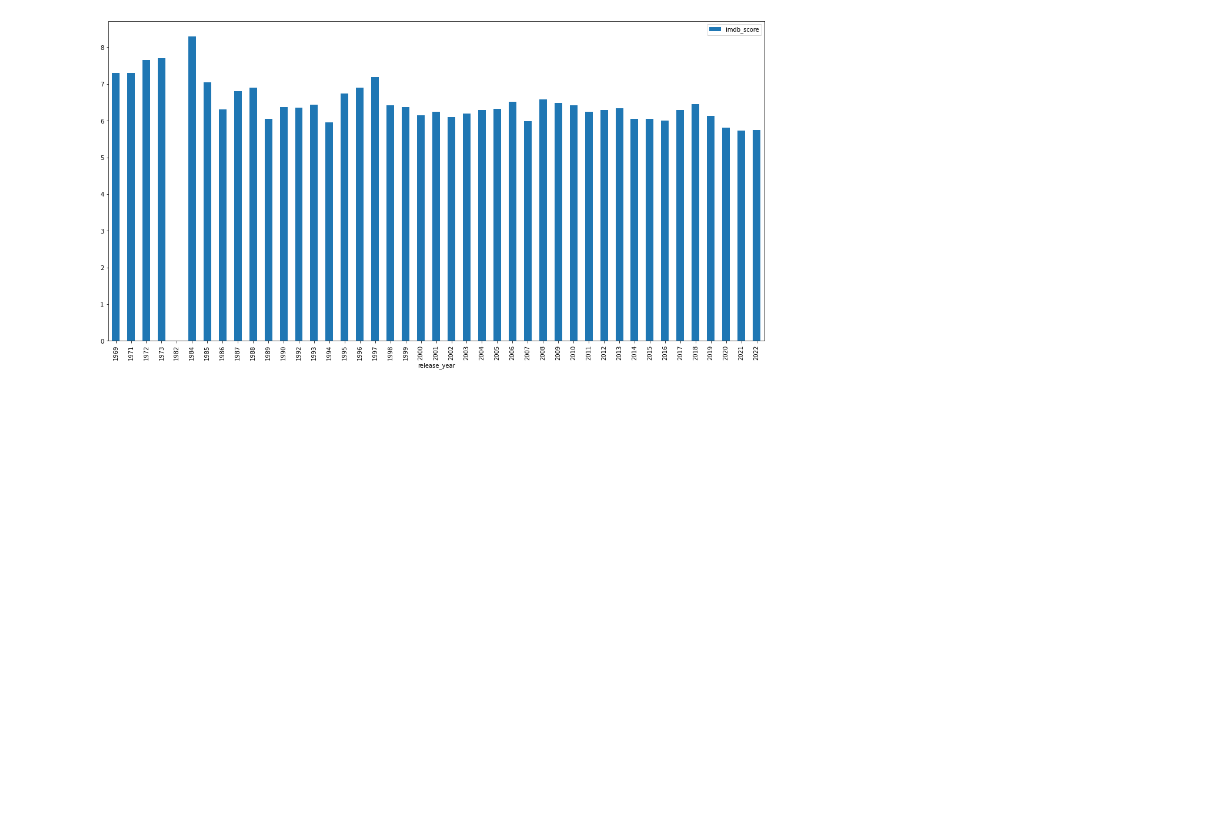
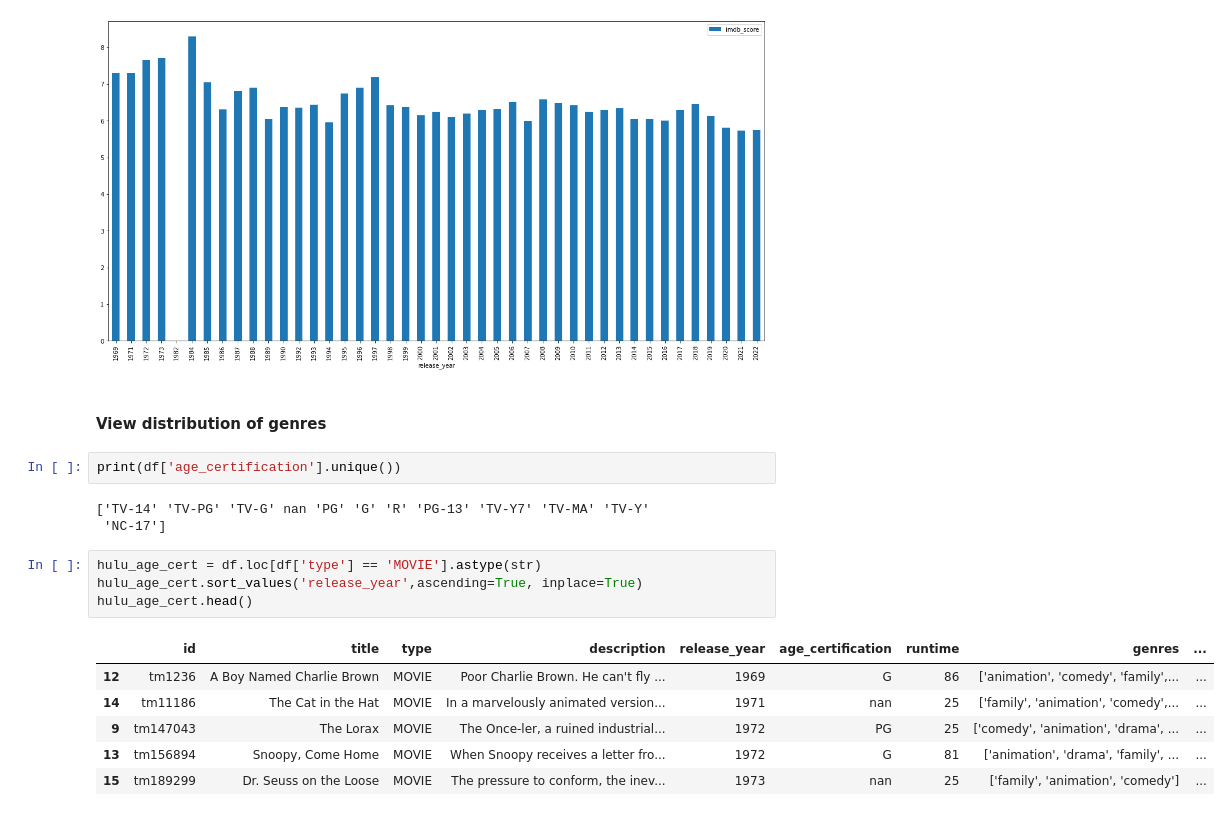
Before and after one commit to wbb-67/Hulu-Movies-and-TV-Data, a Jupyter notebook: Hulu Movie & TV Data Trends.ipynb, the cells around one changed output. Drawn from its saved outputs; the diff is of its cells as text; blank space fills up the shorter version.

```diff
--- a/Hulu Movie & TV Data Trends.ipynb
+++ b/Hulu Movie & TV Data Trends.ipynb
@@ -81,3 +82,21 @@ print(hulu_relyear_avgrating['release_year'].unique())
 plot_count = hulu_relyear_avgrating.plot.bar(x='release_year', y='imdb_score', figsize=(20, 10), rot=90)
 # %% [output]
 [figure]
+# %% [markdown]
+#### View distribution of genres
+# %%
+print(df['age_certification'].unique())
+# %% [output]
+['TV-14' 'TV-PG' 'TV-G' nan 'PG' 'G' 'R' 'PG-13' 'TV-Y7' 'TV-MA' 'TV-Y'
+ 'NC-17']
+# %%
+hulu_age_cert = df.loc[df['type'] == 'MOVIE'].astype(str)
+hulu_age_cert.sort_values('release_year',ascending=True, inplace=True)
+hulu_age_cert.head()
+# %% [output]
+|  | id | title | type | description | release_year | age_certification | runtime | genres | ... |
+| 12 | tm1236 | A Boy Named Charlie Brown | MOVIE | Poor Charlie Brown. He can't fly ... | 1969 | G | 86 | ['animation', 'comedy', 'family',... | ... |
+| 14 | tm11186 | The Cat in the Hat | MOVIE | In a marvelously animated version... | 1971 | nan | 25 | ['family', 'animation', 'comedy',... | ... |
+| 9 | tm147043 | The Lorax | MOVIE | The Once-ler, a ruined industrial... | 1972 | PG | 25 | ['comedy', 'animation', 'drama', ... | ... |
+| 13 | tm156894 | Snoopy, Come Home | MOVIE | When Snoopy receives a letter fro... | 1972 | G | 81 | ['animation', 'drama', 'family', ... | ... |
+| 15 | tm189299 | Dr. Seuss on the Loose | MOVIE | The pressure to conform, the inev... | 1973 | nan | 25 | ['family', 'animation', 'comedy'] | ... |
```
Also changed, not shown: parts of 4 cells of this notebook.
